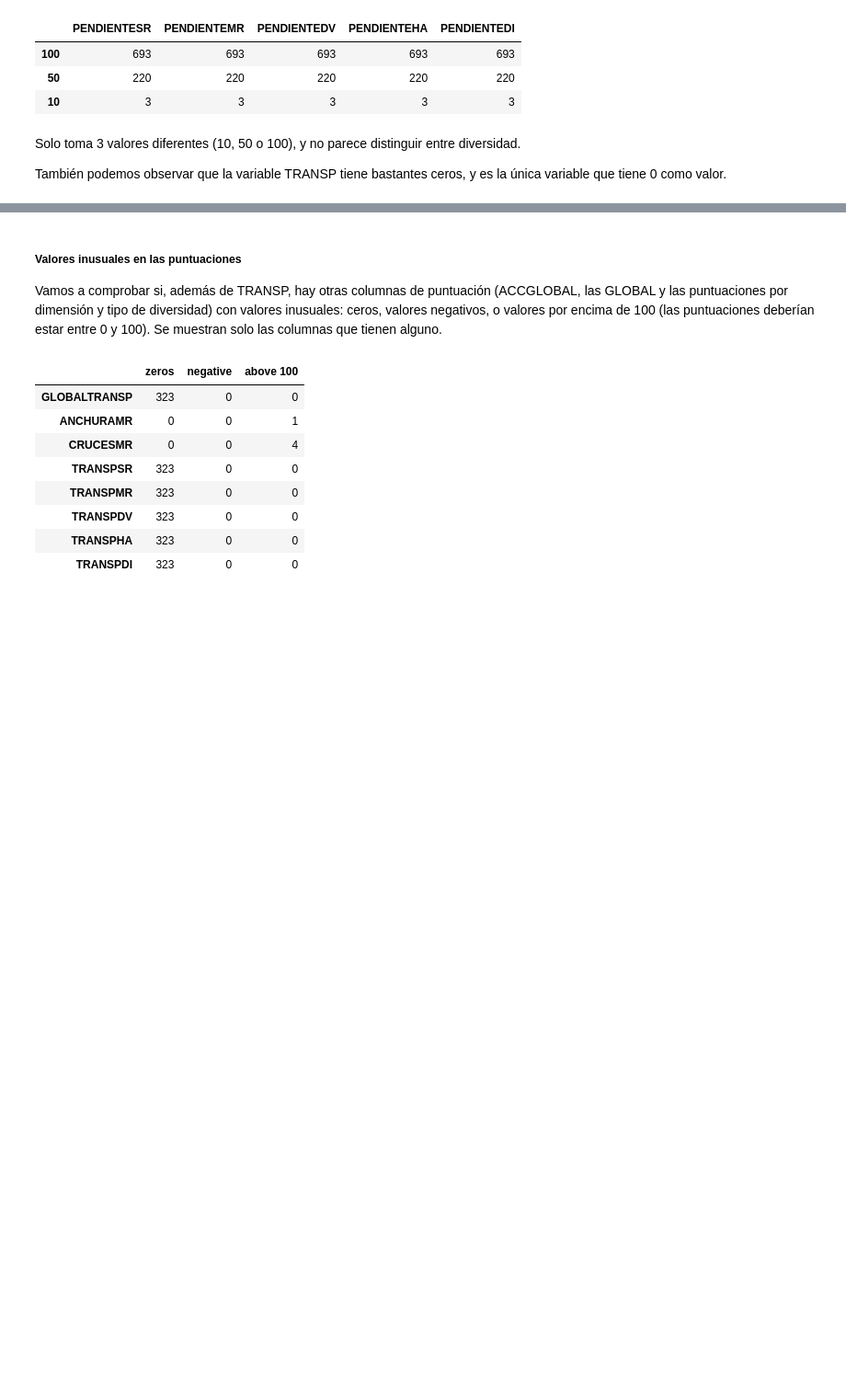
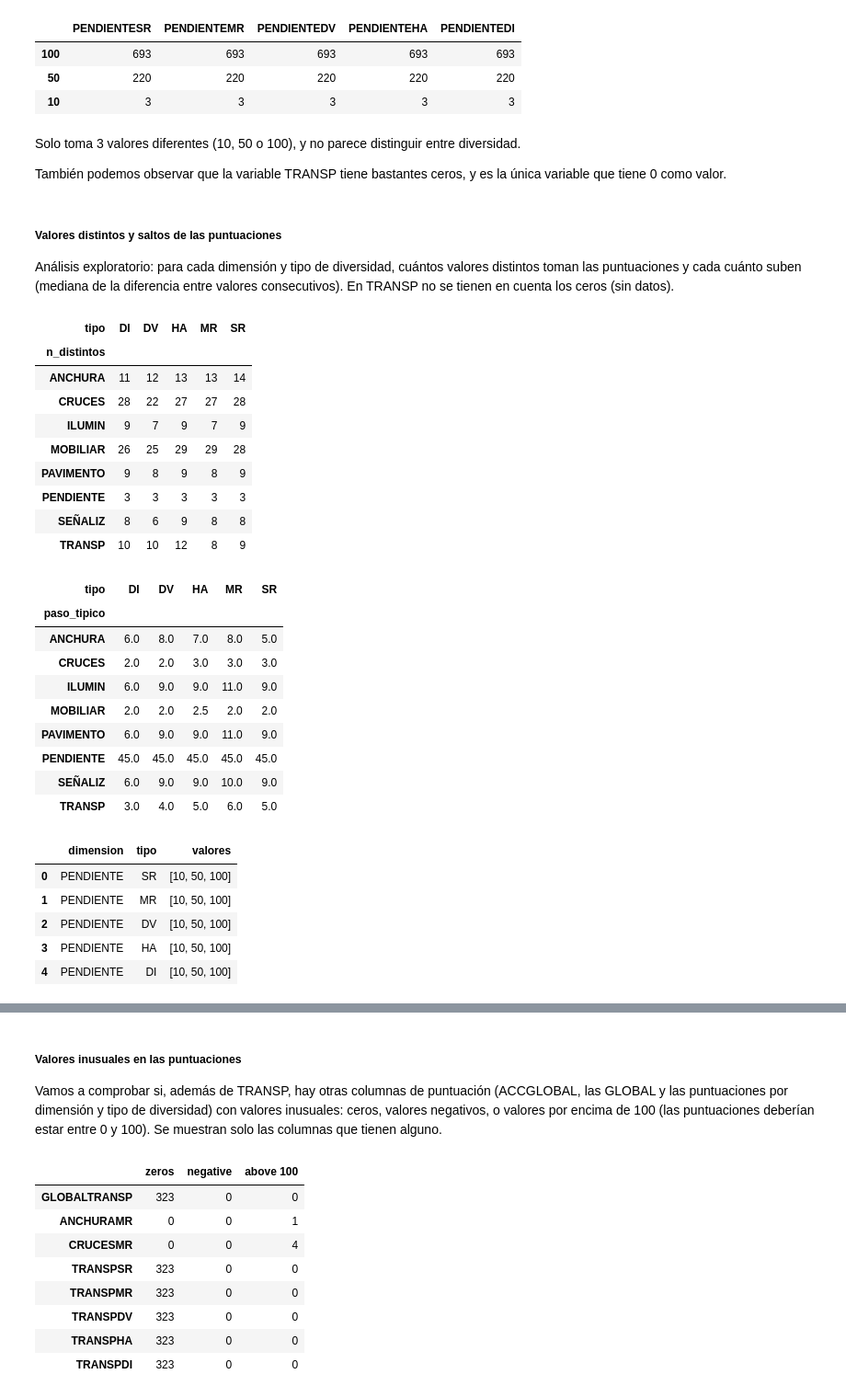
Before and after one commit to vicpari89/tfm-urban-accessibility-ml, a Jupyter notebook: notebooks/0.02-exploratory-analysis-albacete.ipynb, the cells around one changed output, grey strips where cells are left out. Shown at 92% size. Drawn from its saved outputs; the diff is of its cells as text; code cells hidden in the pictures; blank space fills up the shorter version.

```diff
--- a/notebooks/0.02-exploratory-analysis-albacete.ipynb
+++ b/notebooks/0.02-exploratory-analysis-albacete.ipynb
@@ -849,3 +847,46 @@ display(
 Solo toma 3 valores diferentes (10, 50 o 100), y no parece distinguir entre diversidad.
 
 También podemos observar que la variable TRANSP tiene bastantes ceros, y es la única variable que tiene 0 como valor.
+# %% [markdown]
+##### Valores distintos y saltos de las puntuaciones
+Análisis exploratorio: para cada dimensión y tipo de diversidad, cuántos valores distintos toman las puntuaciones y cada cuánto suben (mediana de la diferencia entre valores consecutivos). En TRANSP no se tienen en cuenta los ceros (sin datos).
+# %%
+# Distinct values and typical step (median gap between consecutive distinct values) per dimension and diversity type
+step_rows = []
+for dimension, info in dimensions_dict.items():
+    for col in info["columns"]:
+        scores = df_alb_streets_cleaned[col]
+        values = pd.Series(sorted((scores[scores > 0] if dimension == "TRANSP" else scores).unique()))  # only TRANSP has zeros
+        step_rows.append({'dimension': dimension, 'tipo': col[len(dimension):], 'n_distintos': len(values),
+                          'min': values.min(), 'max': values.max(), 'paso_tipico': values.diff().median(), 'valores': values.tolist()})
+steps = pd.DataFrame(step_rows)
+display(steps.pivot(index='dimension', columns='tipo', values='n_distintos').rename_axis('n_distintos'))
+display(steps.pivot(index='dimension', columns='tipo', values='paso_tipico').rename_axis('paso_tipico'))
+display(steps[steps['n_distintos'] <= 4][['dimension', 'tipo', 'valores']])
+# %% [output]
+| tipo | DI | DV | HA | MR | SR |
+| n_distintos |  |  |  |  |  |
+| ANCHURA | 11 | 12 | 13 | 13 | 14 |
+| CRUCES | 28 | 22 | 27 | 27 | 28 |
+| ILUMIN | 9 | 7 | 9 | 7 | 9 |
+| MOBILIAR | 26 | 25 | 29 | 29 | 28 |
+| PAVIMENTO | 9 | 8 | 9 | 8 | 9 |
+| PENDIENTE | 3 | 3 | 3 | 3 | 3 |
+| SEÑALIZ | 8 | 6 | 9 | 8 | 8 |
+| TRANSP | 10 | 10 | 12 | 8 | 9 |
+| tipo | DI | DV | HA | MR | SR |
+| paso_tipico |  |  |  |  |  |
+| ANCHURA | 6.0 | 8.0 | 7.0 | 8.0 | 5.0 |
+| CRUCES | 2.0 | 2.0 | 3.0 | 3.0 | 3.0 |
+| ILUMIN | 6.0 | 9.0 | 9.0 | 11.0 | 9.0 |
+| MOBILIAR | 2.0 | 2.0 | 2.5 | 2.0 | 2.0 |
+| PAVIMENTO | 6.0 | 9.0 | 9.0 | 11.0 | 9.0 |
+| PENDIENTE | 45.0 | 45.0 | 45.0 | 45.0 | 45.0 |
+| SEÑALIZ | 6.0 | 9.0 | 9.0 | 10.0 | 9.0 |
+| TRANSP | 3.0 | 4.0 | 5.0 | 6.0 | 5.0 |
+|  | dimension | tipo | valores |
+| 0 | PENDIENTE | SR | [10, 50, 100] |
+| 1 | PENDIENTE | MR | [10, 50, 100] |
+| 2 | PENDIENTE | DV | [10, 50, 100] |
+| 3 | PENDIENTE | HA | [10, 50, 100] |
+| 4 | PENDIENTE | DI | [10, 50, 100] |
```
Also changed, not shown: parts of 4 cells of this notebook, 2 other files.
